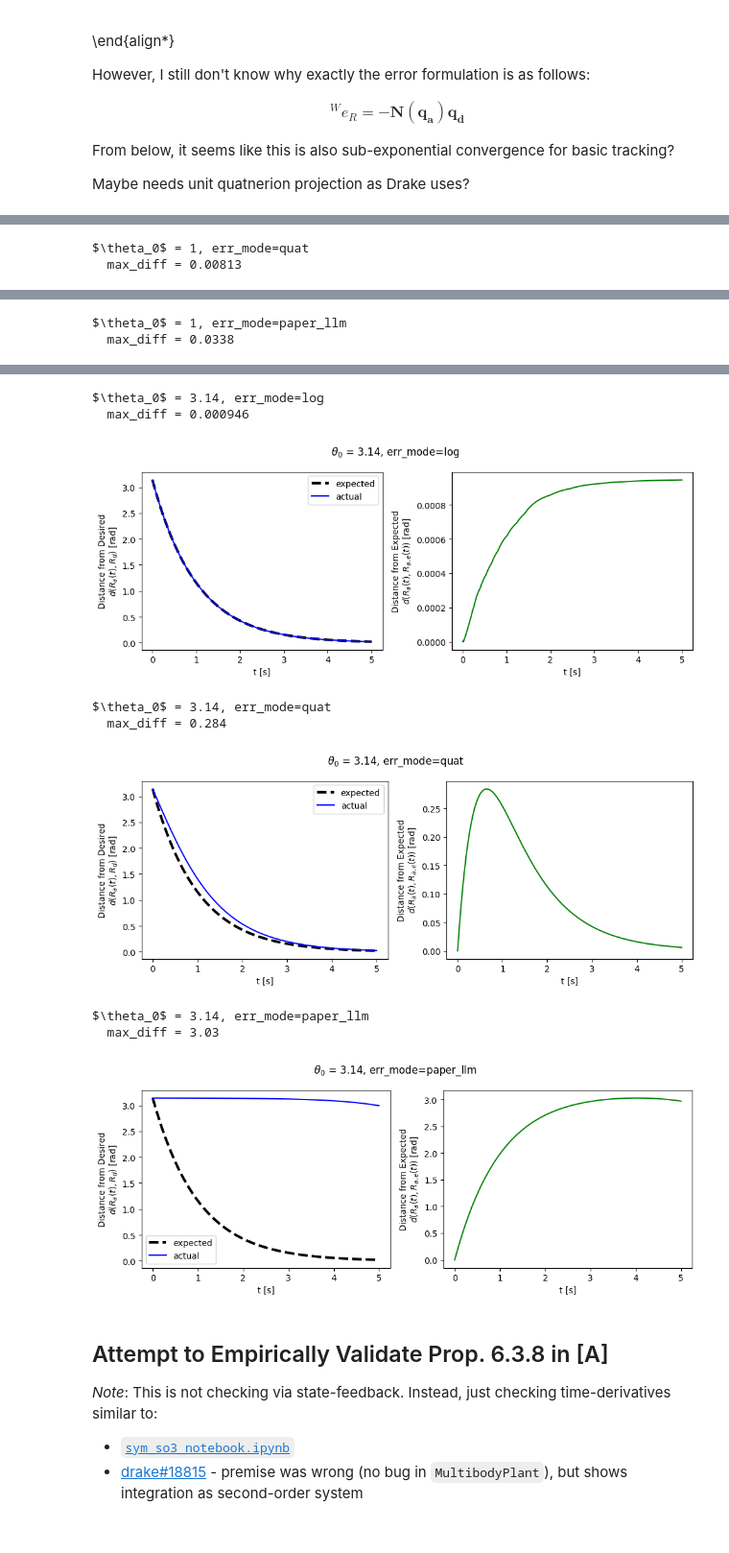
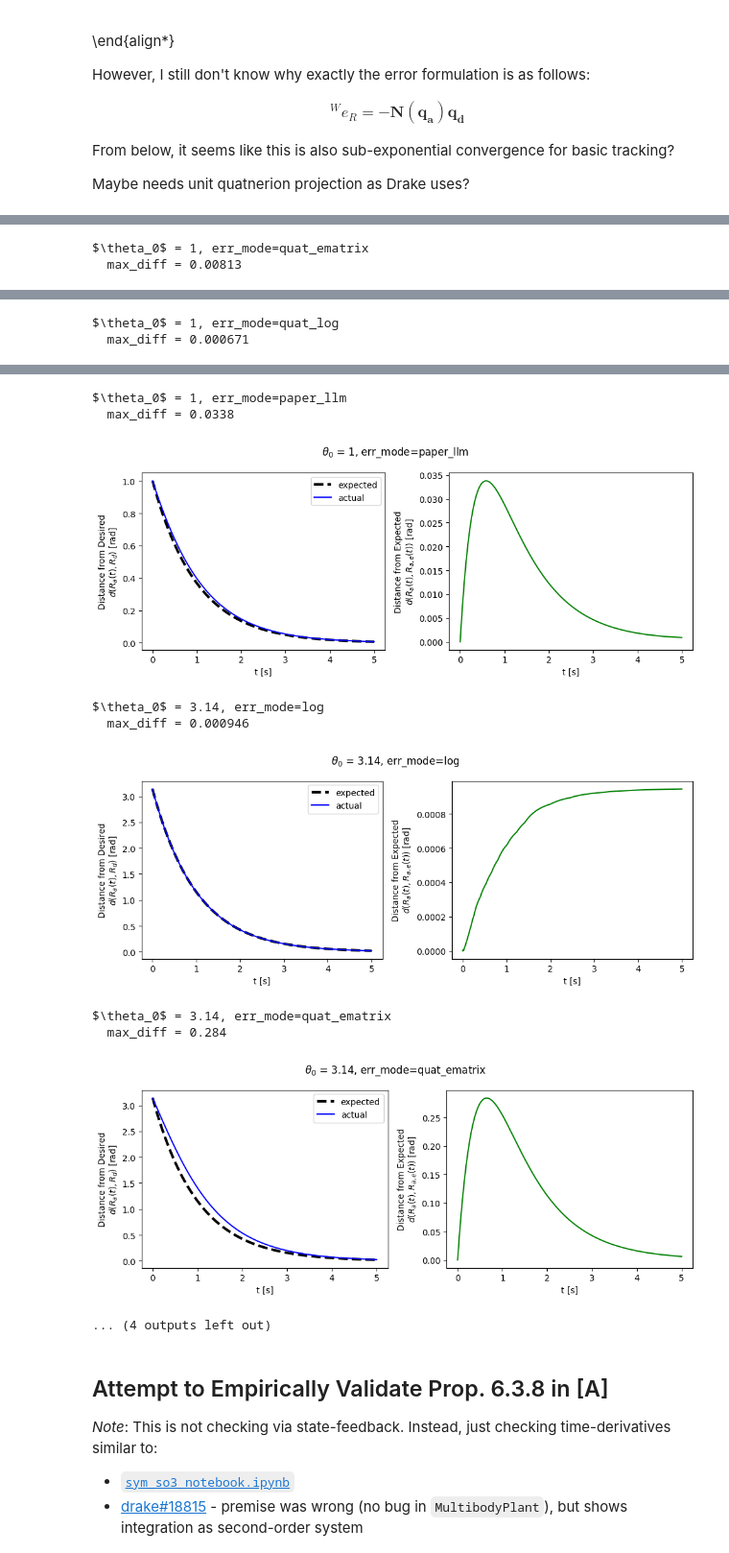
Before and after one commit to EricCousineau-TRI/repro, a Jupyter notebook: drake_stuff/notebooks/so2_so3_feedback.ipynb, the cells around one changed output, grey strips where cells are left out. Shown: that part at 96% size. Drawn from its saved outputs; the diff is of its cells as text; code cells hidden in the pictures.

```diff
--- a/drake_stuff/notebooks/so2_so3_feedback.ipynb
+++ b/drake_stuff/notebooks/so2_so3_feedback.ipynb
@@ -386,7 +389,7 @@ def check_so3(theta0, *, err_mode, use_world_frame):
             w = R_a.T @ w
         return skew(w)
 
-    def rot_error_quat(R_a, R_d):
+    def rot_error_quat_ematrix(R_a, R_d):
         quat_a = rot_to_quat(R_a)
         quat_d = rot_to_quat(R_d)
         N = quat_dot_to_angular(quat_a)
@@ -397,14 +400,23 @@ def check_so3(theta0, *, err_mode, use_world_frame):
         w_err = -N @ quat_d
         return skew(w_err)
 
+    def rot_error_quat_log(R_a, R_d):
+        quat_a = rot_to_quat(R_a)
+        quat_d = rot_to_quat(R_d)
+        quat_e = quat_prod(quat_a, quat_conj(quat_d))
+        w_err = quat_to_axang(quat_e)
+        return skew(w_err)
+
     def calc_qd(q):
         R_a = q_to_R(q, check=False)
         if err_mode == "paper_llm":
             err_hat = rot_error_paper_llm(R_a, R_d)
         elif err_mode == "log":
             err_hat = rot_error_log(R_a, R_d)
-        elif err_mode == "quat":
-            err_hat = rot_error_quat(R_a, R_d)
+        elif err_mode == "quat_ematrix":
+            err_hat = rot_error_quat_ematrix(R_a, R_d)
+        elif err_mode == "quat_log":
+            err_hat = rot_error_quat_log(R_a, R_d)
         else:
             assert False
         w_hat = -err_hat
@@ -441,7 +453,7 @@ def check_so3(theta0, *, err_mode, use_world_frame):
     return max_diff
 
 for theta0 in [1.0, np.pi - 0.001]:
-    for err_mode in ["log", "quat", "paper_llm"]:
+    for err_mode in ["log", "quat_ematrix", "quat_log", "paper_llm"]:
         for use_world_frame in [True]: #, False]:
             title = f"$\\theta_0$ = {theta0:.3g}, err_mode={err_mode}" #, use_world_frame={use_world_frame}"
             print(title)
@@ -456,5 +468,5 @@ for theta0 in [1.0, np.pi - 0.001]:
 $\theta_0$ = 1, err_mode=log
   max_diff = 0.000665
 [figure]
-$\theta_0$ = 1, err_mode=quat
+$\theta_0$ = 1, err_mode=quat_ematrix
   max_diff = 0.00813
@@ -462,2 +474,2 @@ $\theta_0$ = 1, err_mode=quat
-$\theta_0$ = 1, err_mode=paper_llm
-  max_diff = 0.0338
+$\theta_0$ = 1, err_mode=quat_log
+  max_diff = 0.000671
@@ -465,12 +477,13 @@ $\theta_0$ = 1, err_mode=paper_llm
-$\theta_0$ = 3.14, err_mode=log
-  max_diff = 0.000946
+$\theta_0$ = 1, err_mode=paper_llm
+  max_diff = 0.0338
-[figure, old version]
+[figure, new version]
-$\theta_0$ = 3.14, err_mode=quat
-  max_diff = 0.284
+$\theta_0$ = 3.14, err_mode=log
+  max_diff = 0.000946
-[figure, old version]
+[figure, new version]
-$\theta_0$ = 3.14, err_mode=paper_llm
-  max_diff = 3.03
+$\theta_0$ = 3.14, err_mode=quat_ematrix
+  max_diff = 0.284
-[figure, old version]
+[figure, new version]
+... (4 outputs left out)
 # %% [markdown]
 ## Attempt to Empirically Validate Prop. 6.3.8 in [A]
 
```
Also changed, not shown: parts of 4 cells of this notebook, 1 other file.
